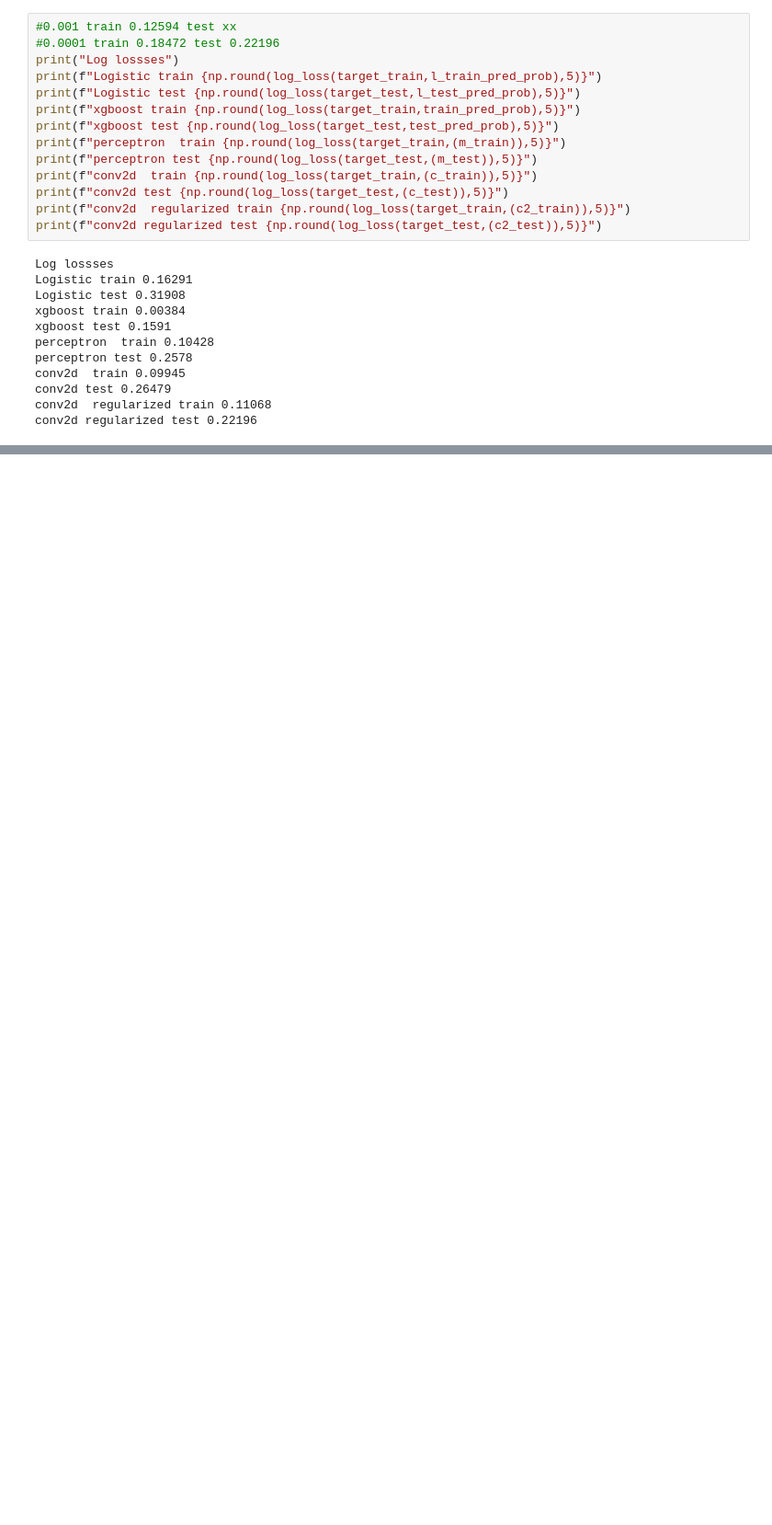
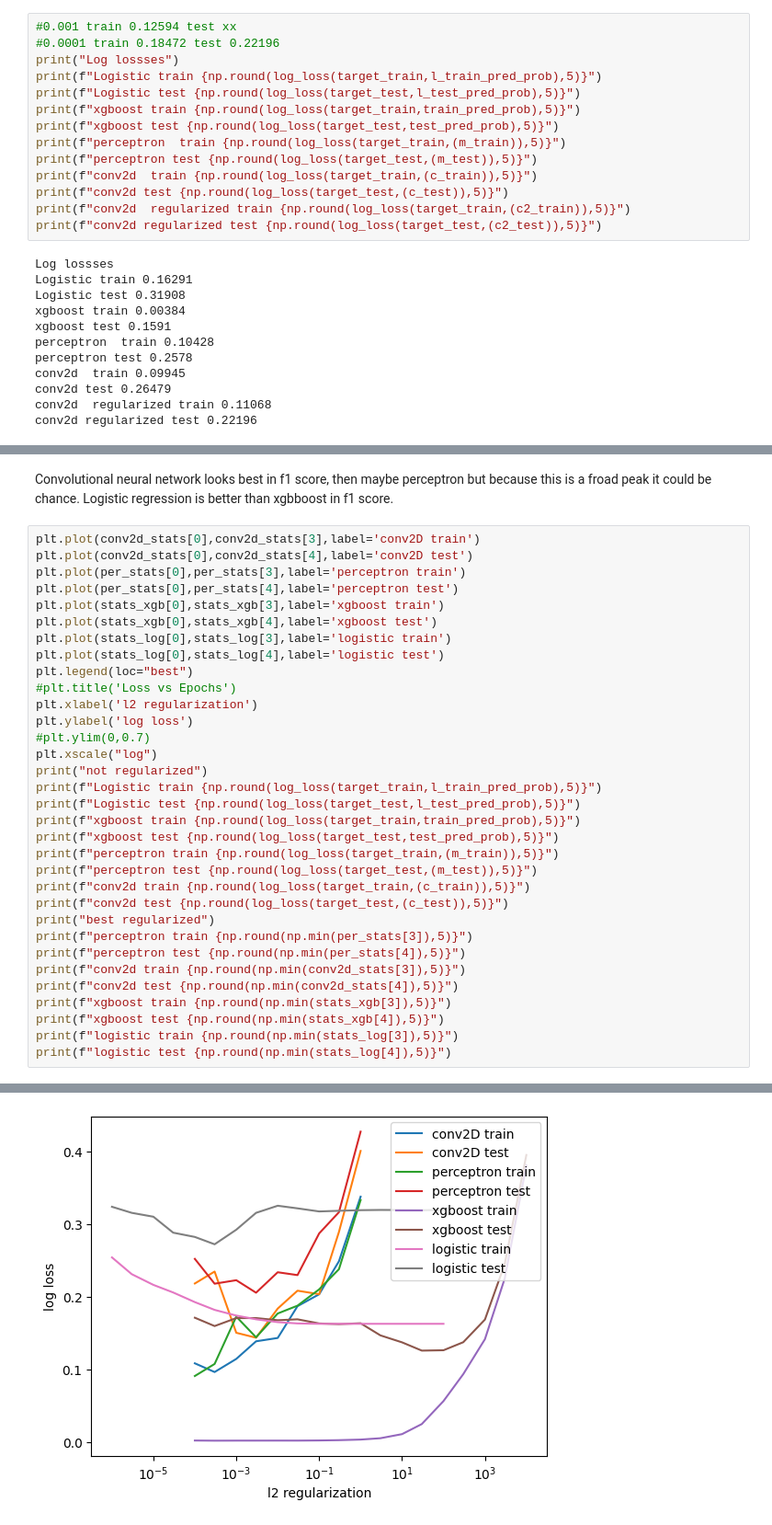
Before and after one commit to tkfritz/astro_images, a Jupyter notebook: star_galaxy_1.ipynb, the cells around one changed output, grey strips where cells are left out. Shown at 92% size. Cells and saved outputs as stored; diff of their text form; blank space fills up the shorter version.

```diff
--- a/star_galaxy_1.ipynb
+++ b/star_galaxy_1.ipynb
@@ -1719,0 +1713,36 @@ I should also generate more data from the same images. Easy options are flipping
+# %% [markdown]
+Convolutional neural network looks best in f1 score, then maybe perceptron but because this is a froad peak it could be chance. Logistic regression is better than xgbboost in f1 score.
+# %%
+plt.plot(conv2d_stats[0],conv2d_stats[3],label='conv2D train')
+plt.plot(conv2d_stats[0],conv2d_stats[4],label='conv2D test')
+plt.plot(per_stats[0],per_stats[3],label='perceptron train')
+plt.plot(per_stats[0],per_stats[4],label='perceptron test')
+plt.plot(stats_xgb[0],stats_xgb[3],label='xgboost train')
+plt.plot(stats_xgb[0],stats_xgb[4],label='xgboost test')
+plt.plot(stats_log[0],stats_log[3],label='logistic train')
+plt.plot(stats_log[0],stats_log[4],label='logistic test')
+plt.legend(loc="best")
+#plt.title('Loss vs Epochs')
+plt.xlabel('l2 regularization')
+plt.ylabel('log loss')
+#plt.ylim(0,0.7)
+plt.xscale("log")
+print("not regularized")
+print(f"Logistic train {np.round(log_loss(target_train,l_train_pred_prob),5)}")
+print(f"Logistic test {np.round(log_loss(target_test,l_test_pred_prob),5)}")
+print(f"xgboost train {np.round(log_loss(target_train,train_pred_prob),5)}")
+print(f"xgboost test {np.round(log_loss(target_test,test_pred_prob),5)}")
+print(f"perceptron train {np.round(log_loss(target_train,(m_train)),5)}")
+print(f"perceptron test {np.round(log_loss(target_test,(m_test)),5)}")
+print(f"conv2d train {np.round(log_loss(target_train,(c_train)),5)}")
+print(f"conv2d test {np.round(log_loss(target_test,(c_test)),5)}")
+print("best regularized")
+print(f"perceptron train {np.round(np.min(per_stats[3]),5)}")
+print(f"perceptron test {np.round(np.min(per_stats[4]),5)}")
+print(f"conv2d train {np.round(np.min(conv2d_stats[3]),5)}")
+print(f"conv2d test {np.round(np.min(conv2d_stats[4]),5)}")
+print(f"xgboost train {np.round(np.min(stats_xgb[3]),5)}")
+print(f"xgboost test {np.round(np.min(stats_xgb[4]),5)}")
+print(f"logistic train {np.round(np.min(stats_log[3]),5)}")
+print(f"logistic test {np.round(np.min(stats_log[4]),5)}")
+# %% [output]
@@ -1719,0 +1767 @@ I should also generate more data from the same images. Easy options are flipping
+[figure, added]
```
Also changed, not shown: parts of 39 cells of this notebook.
